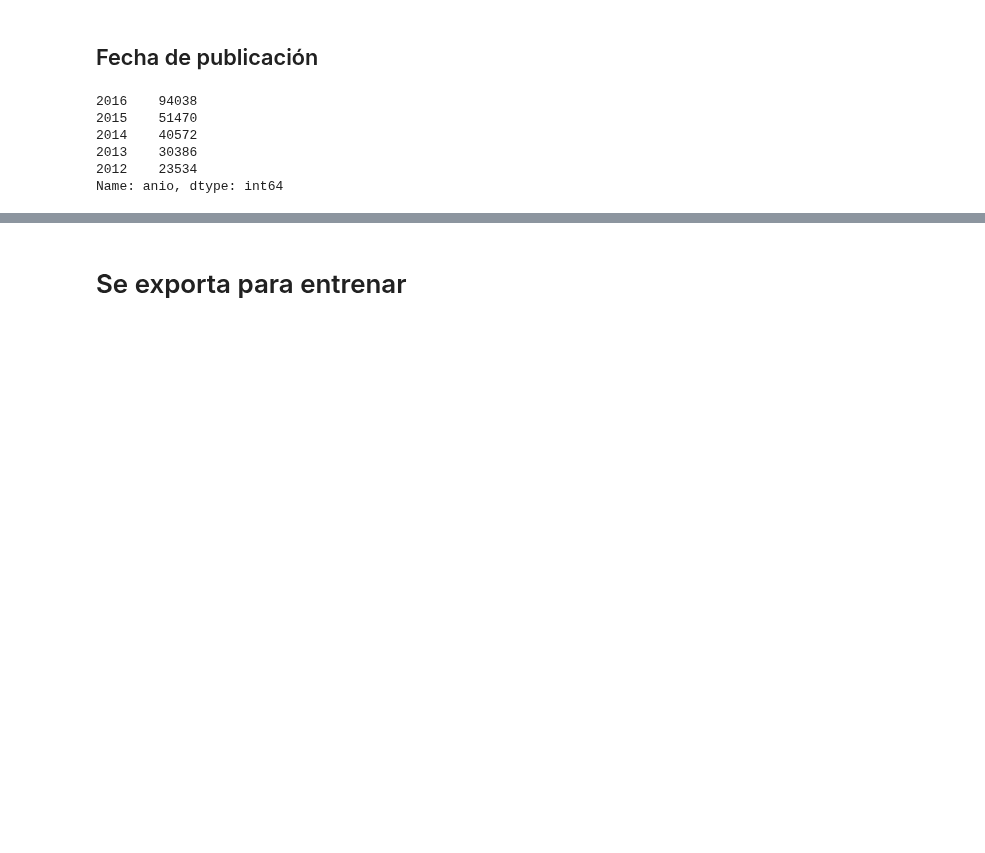
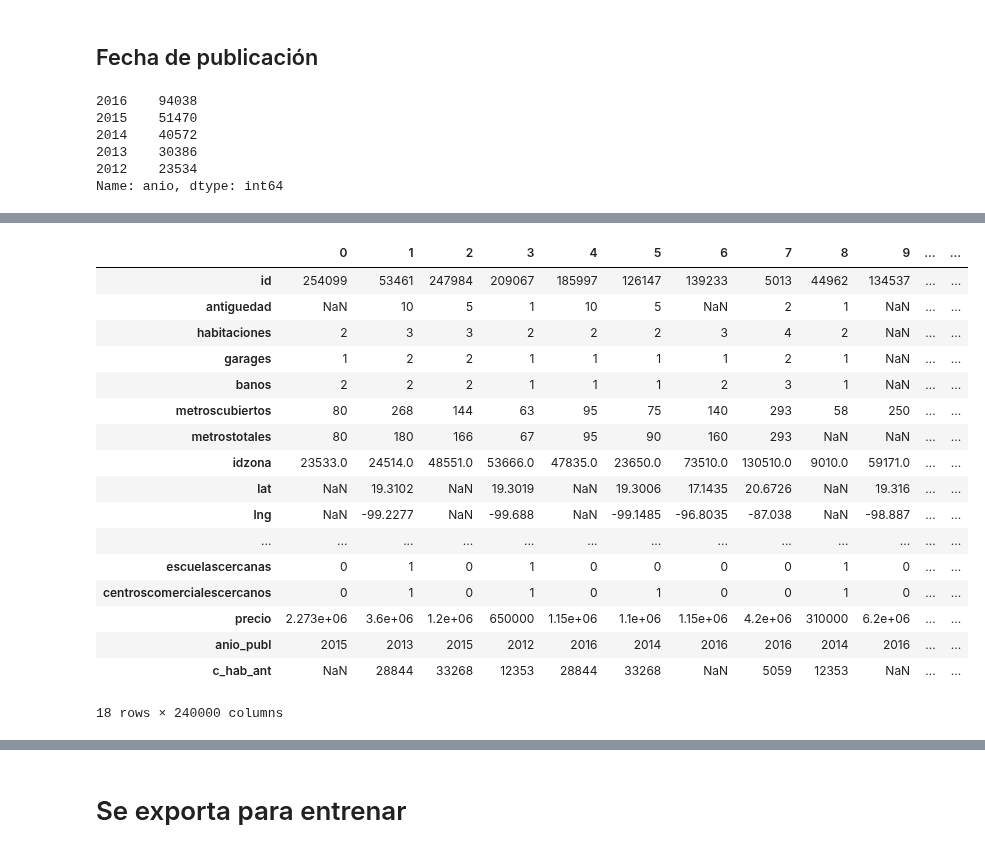
Before and after one commit to Alaneta/Datacones, a Jupyter notebook: tp2/1_Features_XG.ipynb, the cells around one changed output, grey strips where cells are left out. Saved outputs shown, nothing was run; the diff lists cells and outputs as text; code cells hidden in the pictures; blank space fills up the shorter version.

```diff
--- a/tp2/1_Features_XG.ipynb
+++ b/tp2/1_Features_XG.ipynb
@@ -180,0 +256,22 @@ test_set['anio_publ'] = pd.to_datetime(test['fecha']).dt.year
+# %%
+train_set = train_set.merge(ant3,on = 'antiguedad',how = 'left')
+train_set.transpose()
+# %% [output]
+|  | 0 | 1 | 2 | 3 | 4 | 5 | 6 | 7 | 8 | 9 | ... | ... |
+| id | 254099 | 53461 | 247984 | 209067 | 185997 | 126147 | 139233 | 5013 | 44962 | 134537 | ... | ... |
+| antiguedad | NaN | 10 | 5 | 1 | 10 | 5 | NaN | 2 | 1 | NaN | ... | ... |
+| habitaciones | 2 | 3 | 3 | 2 | 2 | 2 | 3 | 4 | 2 | NaN | ... | ... |
+| garages | 1 | 2 | 2 | 1 | 1 | 1 | 1 | 2 | 1 | NaN | ... | ... |
+| banos | 2 | 2 | 2 | 1 | 1 | 1 | 2 | 3 | 1 | NaN | ... | ... |
+| metroscubiertos | 80 | 268 | 144 | 63 | 95 | 75 | 140 | 293 | 58 | 250 | ... | ... |
+| metrostotales | 80 | 180 | 166 | 67 | 95 | 90 | 160 | 293 | NaN | NaN | ... | ... |
+| idzona | 23533.0 | 24514.0 | 48551.0 | 53666.0 | 47835.0 | 23650.0 | 73510.0 | 130510.0 | 9010.0 | 59171.0 | ... | ... |
+| lat | NaN | 19.3102 | NaN | 19.3019 | NaN | 19.3006 | 17.1435 | 20.6726 | NaN | 19.316 | ... | ... |
+| lng | NaN | -99.2277 | NaN | -99.688 | NaN | -99.1485 | -96.8035 | -87.038 | NaN | -98.887 | ... | ... |
+| ... | ... | ... | ... | ... | ... | ... | ... | ... | ... | ... | ... | ... |
+| escuelascercanas | 0 | 1 | 0 | 1 | 0 | 0 | 0 | 0 | 1 | 0 | ... | ... |
+| centroscomercialescercanos | 0 | 1 | 0 | 1 | 0 | 1 | 0 | 0 | 1 | 0 | ... | ... |
+| precio | 2.273e+06 | 3.6e+06 | 1.2e+06 | 650000 | 1.15e+06 | 1.1e+06 | 1.15e+06 | 4.2e+06 | 310000 | 6.2e+06 | ... | ... |
+| anio_publ | 2015 | 2013 | 2015 | 2012 | 2016 | 2014 | 2016 | 2016 | 2014 | 2016 | ... | ... |
+| c_hab_ant | NaN | 28844 | 33268 | 12353 | 28844 | 33268 | NaN | 5059 | 12353 | NaN | ... | ... |
+18 rows × 240000 columns
```
Also changed, not shown: parts of 17 cells of this notebook.
